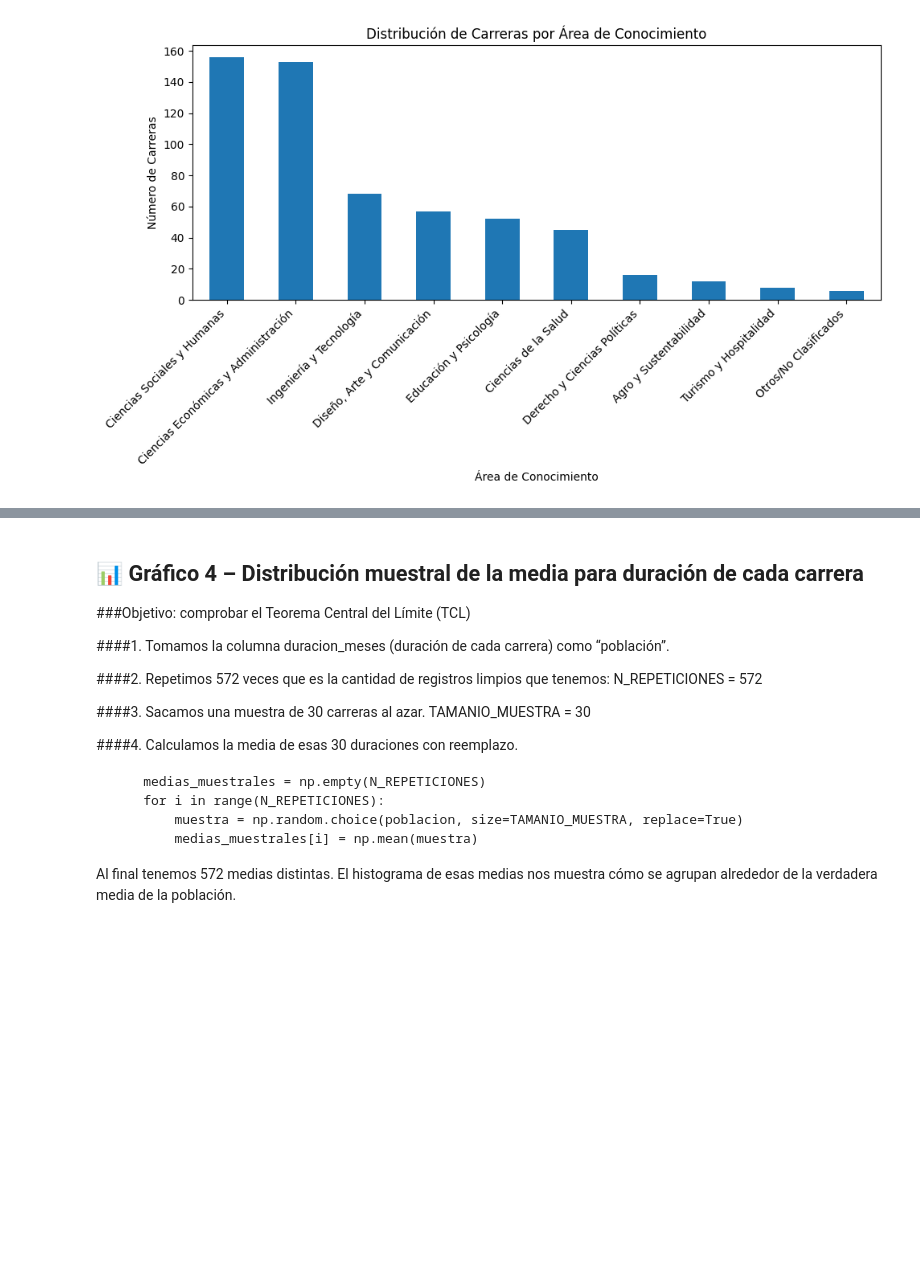
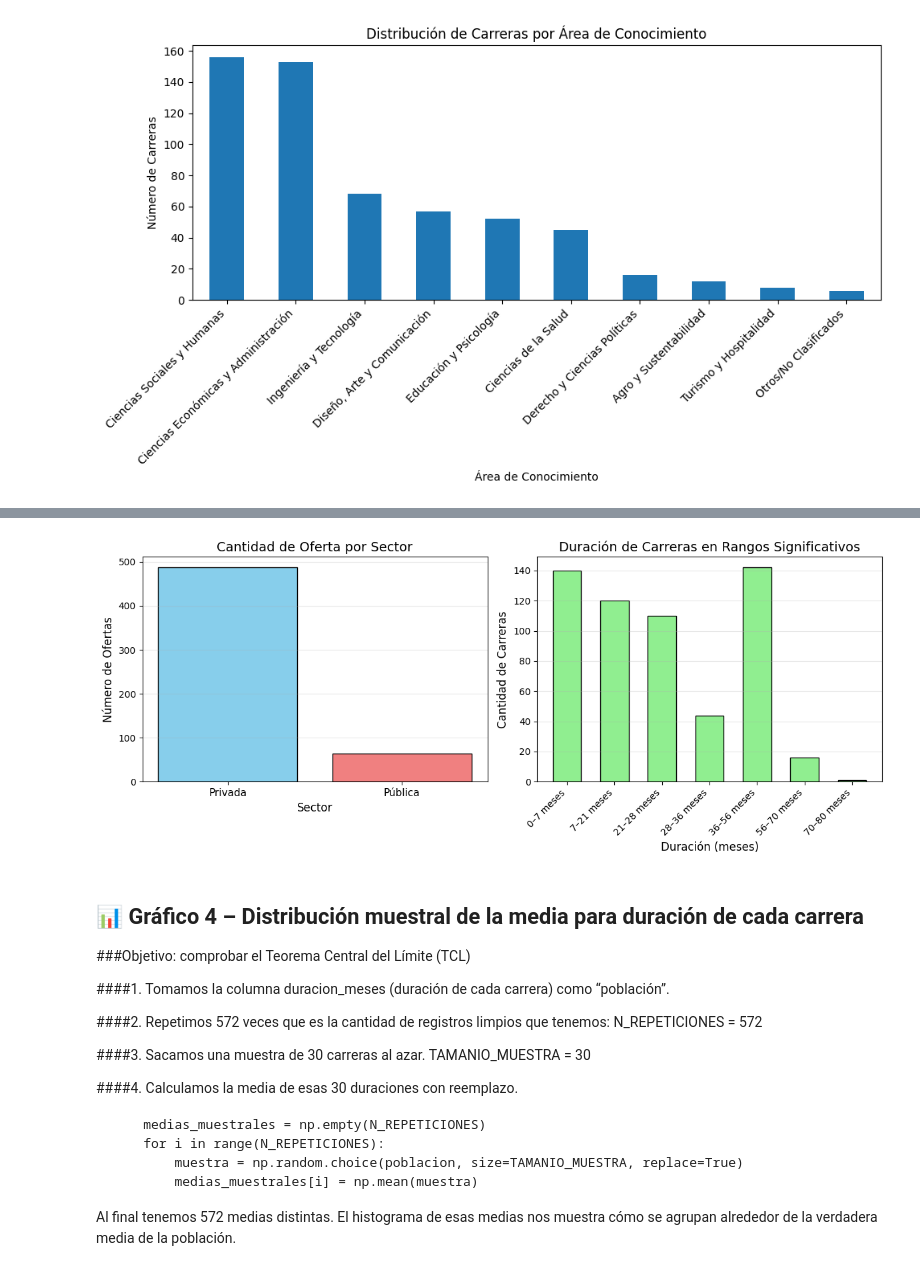
Before and after one commit to Nico0626/Analista-de-datos, a Jupyter notebook: Documentacion/limpieza.ipynb, the cells around one changed output, grey strips where cells are left out. Saved outputs shown, nothing was run; the diff lists cells and outputs as text; code cells hidden in the pictures; blank space fills up the shorter version.

```diff
--- a/Documentacion/limpieza.ipynb
+++ b/Documentacion/limpieza.ipynb
@@ -1188,3 +1176,42 @@ plt.show()
+# %%
+#importo las librerias que necesito
+import matplotlib.pyplot as plt
+
+# calculo oferta por sector
+oferta_por_sector = df.groupby("sector")["nombreCarrera"].nunique()
+
+#frecuencias para la columna 'duracion_meses'
+bins_duracion = [0, 7, 21, 28, 36, 56, 70, 80]
+counts_duracion, _ = np.histogram(df["duracion_meses"], bins=bins_duracion)
+pos_duracion = np.arange(len(counts_duracion))
+labels_duracion = ["0–7 meses", "7–21 meses", "21–28 meses", "28–36 meses",
+                   "36–56 meses", "56–70 meses", "70–80 meses"]
+
+
+fig, axes = plt.subplots(nrows=1, ncols=2, figsize=(12, 5))
+
+
+axes[0].bar(oferta_por_sector.index,oferta_por_sector.values,edgecolor="black",color=["skyblue", "lightcoral"])
+axes[0].set_title("Cantidad de Oferta por Sector", fontsize=14)
+axes[0].set_xlabel("Sector", fontsize=12)
+axes[0].set_ylabel("Número de Ofertas", fontsize=12)
+axes[0].set_xticks(np.arange(len(oferta_por_sector.index)))
+axes[0].set_xticklabels(oferta_por_sector.index, rotation=0, fontsize=11)
+axes[0].grid(axis="y", alpha=0.3)
+
+
+axes[1].bar(pos_duracion,counts_duracion,width=0.6,edgecolor="black",color="lightgreen")
+axes[1].set_title("Duración de Carreras en Rangos Significativos", fontsize=14)
+axes[1].set_xlabel("Duración (meses)", fontsize=12)
+axes[1].set_ylabel("Cantidad de Carreras", fontsize=12)
+axes[1].set_xticks(pos_duracion)
+axes[1].set_xticklabels(labels_duracion, rotation=45, ha="right", fontsize=10)
+axes[1].grid(axis="y", alpha=0.3)
+
+plt.tight_layout()
+plt.show()
+# %% [output]
+[figure, added]
 # %% [markdown]
 ## 📊 Gráfico 4 – Distribución muestral de la media para duración de cada carrera
 
```
Also changed, not shown: parts of 6 cells of this notebook.
